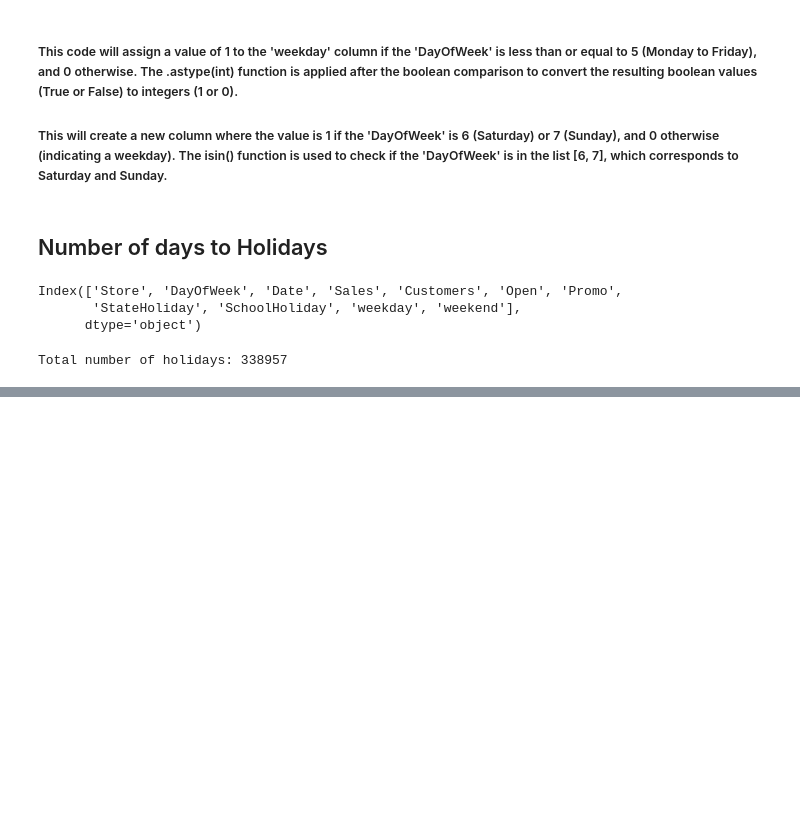
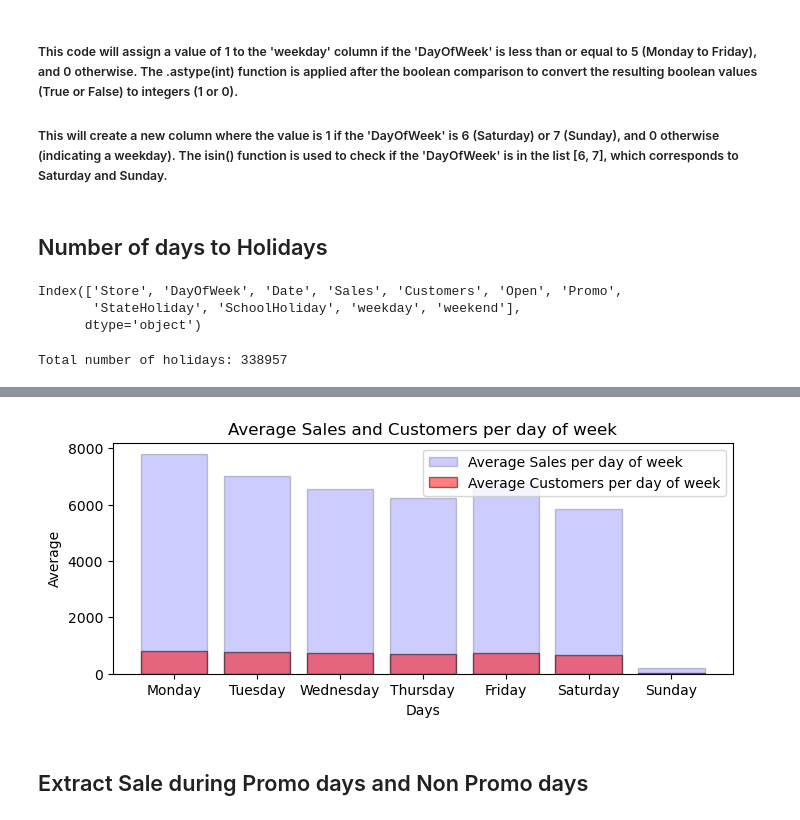
Before and after one commit to Hemamagam/Project-6--Pharmaceutical-Sale-Prediction-, a Jupyter notebook: Task_2_Prediction_of_store_sale.ipynb, the cells around one changed output, grey strips where cells are left out. Drawn from its saved outputs; the diff is of its cells as text; code cells hidden in the pictures; blank space fills up the shorter version.

```diff
--- a/Task_2_Prediction_of_store_sale.ipynb
+++ b/Task_2_Prediction_of_store_sale.ipynb
@@ -256,0 +354,21 @@ Total number of holidays: 338957
+# %%
+def average_sales_customers_per_day_of_week(df):
+    avg_sales_per_dow = df.groupby('DayOfWeek')['Sales'].mean().rename('AvgSalesPerDOW')
+    avg_customers_per_dow = df.groupby('DayOfWeek')['Customers'].mean().rename('AvgCustomersPerDOW')
+    return avg_sales_per_dow, avg_customers_per_dow
+
+avg_sales_per_dow, avg_customers_per_dow = average_sales_customers_per_day_of_week(train_data)
+# %%
+plt.figure(figsize=(8, 3))
+days_of_week = ['Monday', 'Tuesday', 'Wednesday', 'Thursday', 'Friday', 'Saturday', 'Sunday']
+plt.bar(days_of_week, avg_sales_per_dow, label='Average Sales per day of week', color='blue', alpha=0.2, edgecolor='black')
+plt.bar(days_of_week, avg_customers_per_dow, label='Average Customers per day of week', color='red', alpha=0.5, edgecolor='black')
+plt.title('Average Sales and Customers per day of week')
+plt.xlabel('Days')
+plt.ylabel('Average')
+plt.legend()
+plt.show()
+# %% [output]
+[figure, added]
+# %% [markdown]
+## Extract Sale during Promo days and Non Promo days
```
Also changed, not shown: parts of 31 cells of this notebook.
